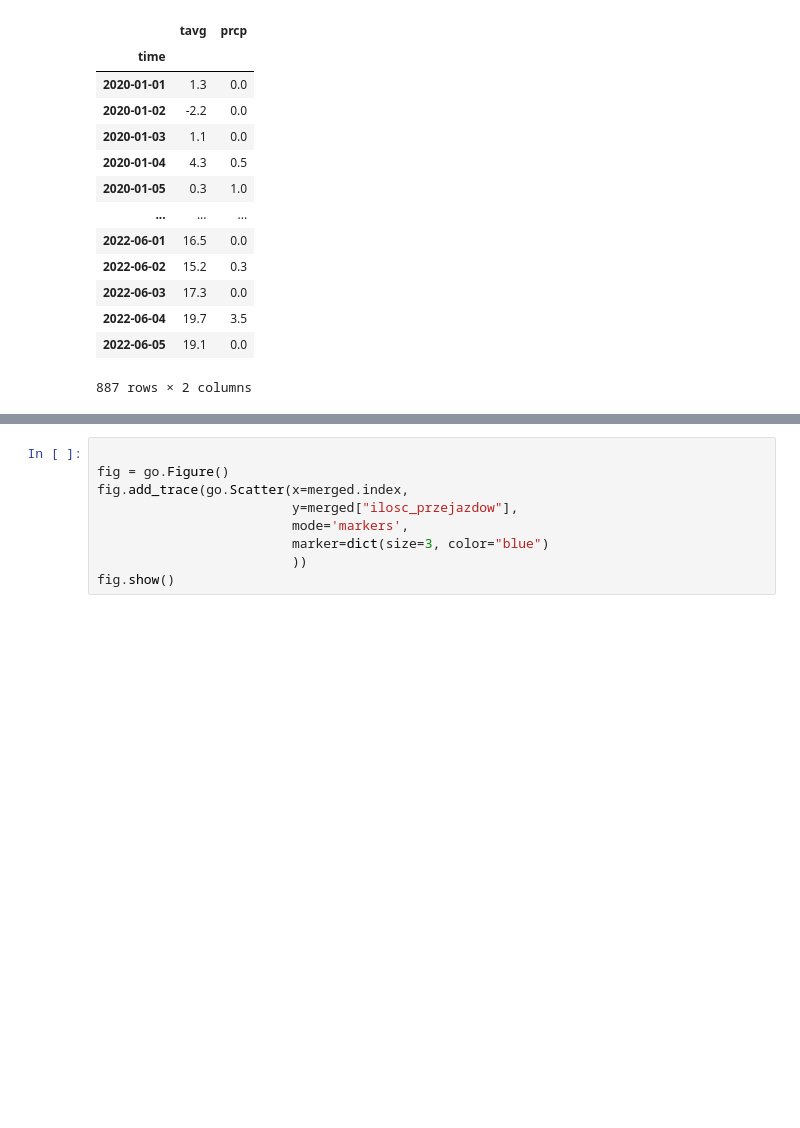
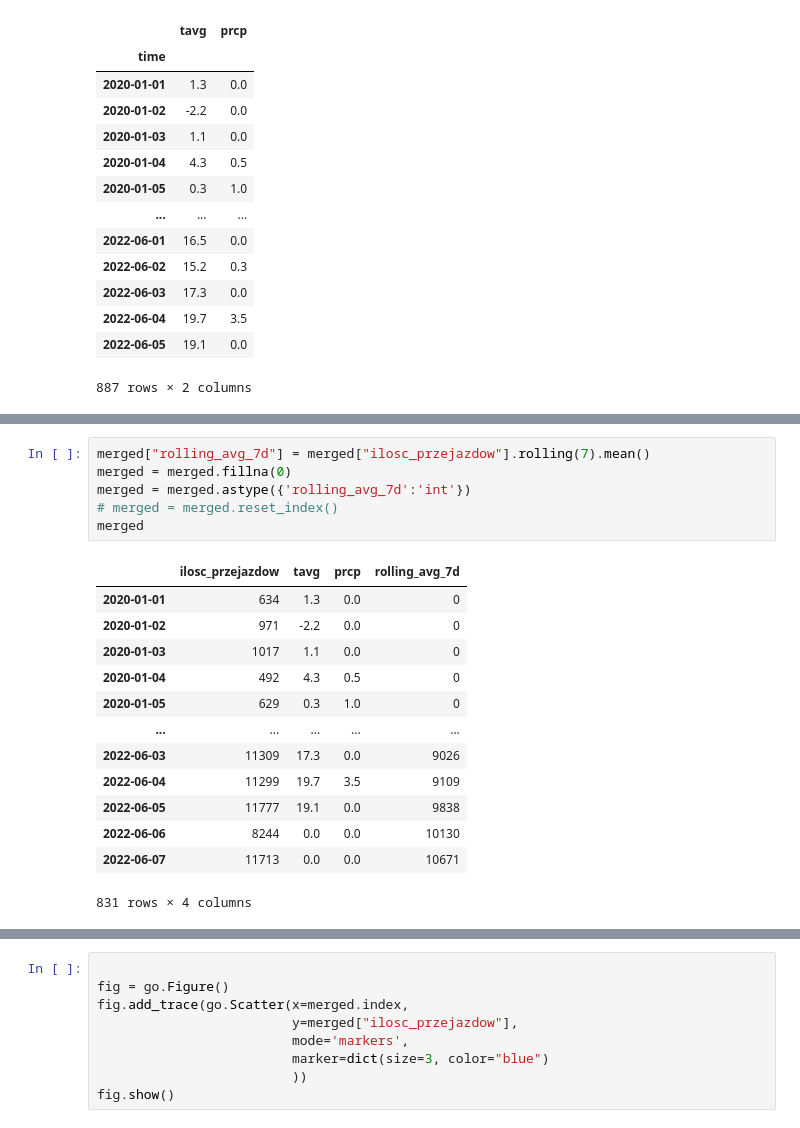
Before and after one commit to michal-sternik/lab11-15_project, a Jupyter notebook: data.ipynb, the cells around one changed output, grey strips where cells are left out. Cells and saved outputs as stored; diff of their text form; blank space fills up the shorter version.

```diff
--- a/data.ipynb
+++ b/data.ipynb
@@ -210,0 +211,20 @@ merged
+# %%
+merged["rolling_avg_7d"] = merged["ilosc_przejazdow"].rolling(7).mean()
+merged = merged.fillna(0)
+merged = merged.astype({'rolling_avg_7d':'int'})
+# merged = merged.reset_index()
+merged
+# %% [output]
+|  | ilosc_przejazdow | tavg | prcp | rolling_avg_7d |
+| 2020-01-01 | 634 | 1.3 | 0.0 | 0 |
+| 2020-01-02 | 971 | -2.2 | 0.0 | 0 |
+| 2020-01-03 | 1017 | 1.1 | 0.0 | 0 |
+| 2020-01-04 | 492 | 4.3 | 0.5 | 0 |
+| 2020-01-05 | 629 | 0.3 | 1.0 | 0 |
+| ... | ... | ... | ... | ... |
+| 2022-06-03 | 11309 | 17.3 | 0.0 | 9026 |
+| 2022-06-04 | 11299 | 19.7 | 3.5 | 9109 |
+| 2022-06-05 | 11777 | 19.1 | 0.0 | 9838 |
+| 2022-06-06 | 8244 | 0.0 | 0.0 | 10130 |
+| 2022-06-07 | 11713 | 0.0 | 0.0 | 10671 |
+831 rows × 4 columns
```
Also changed, not shown: parts of 6 cells of this notebook, 1 other file.
